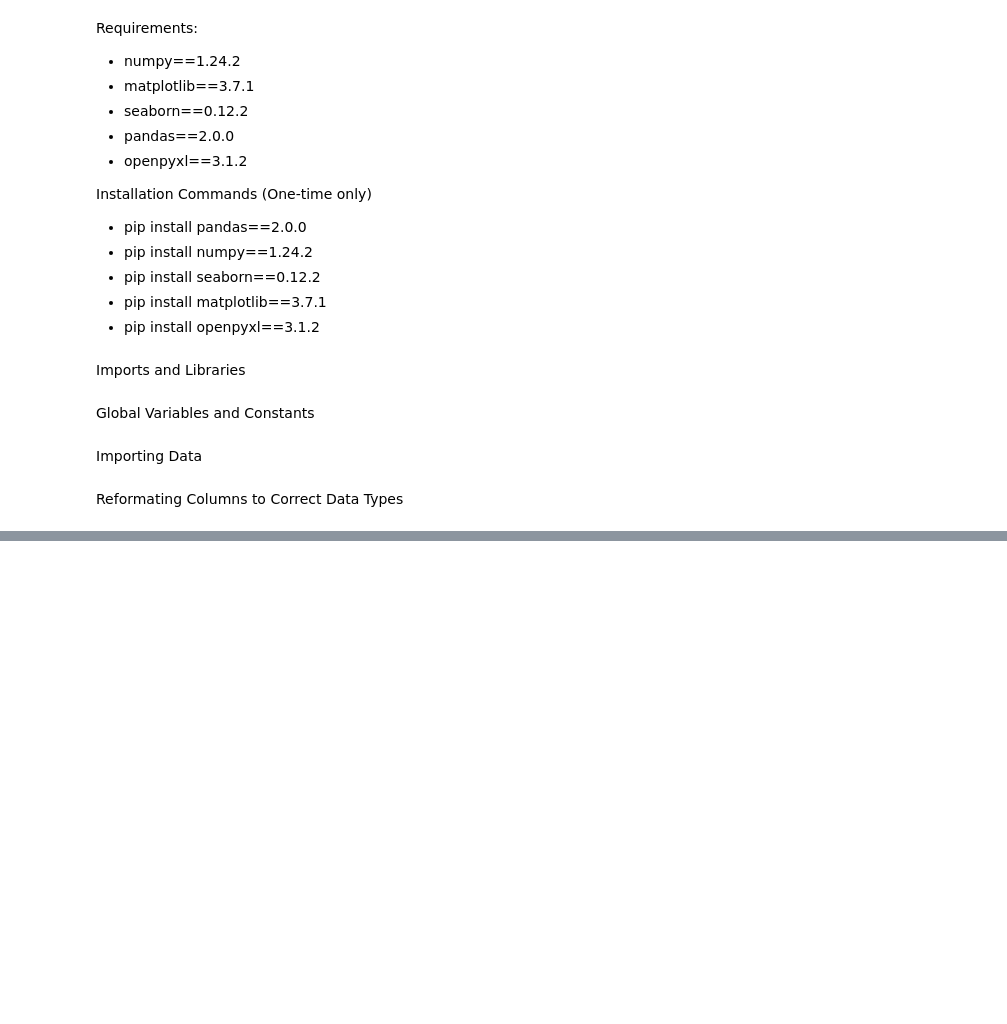
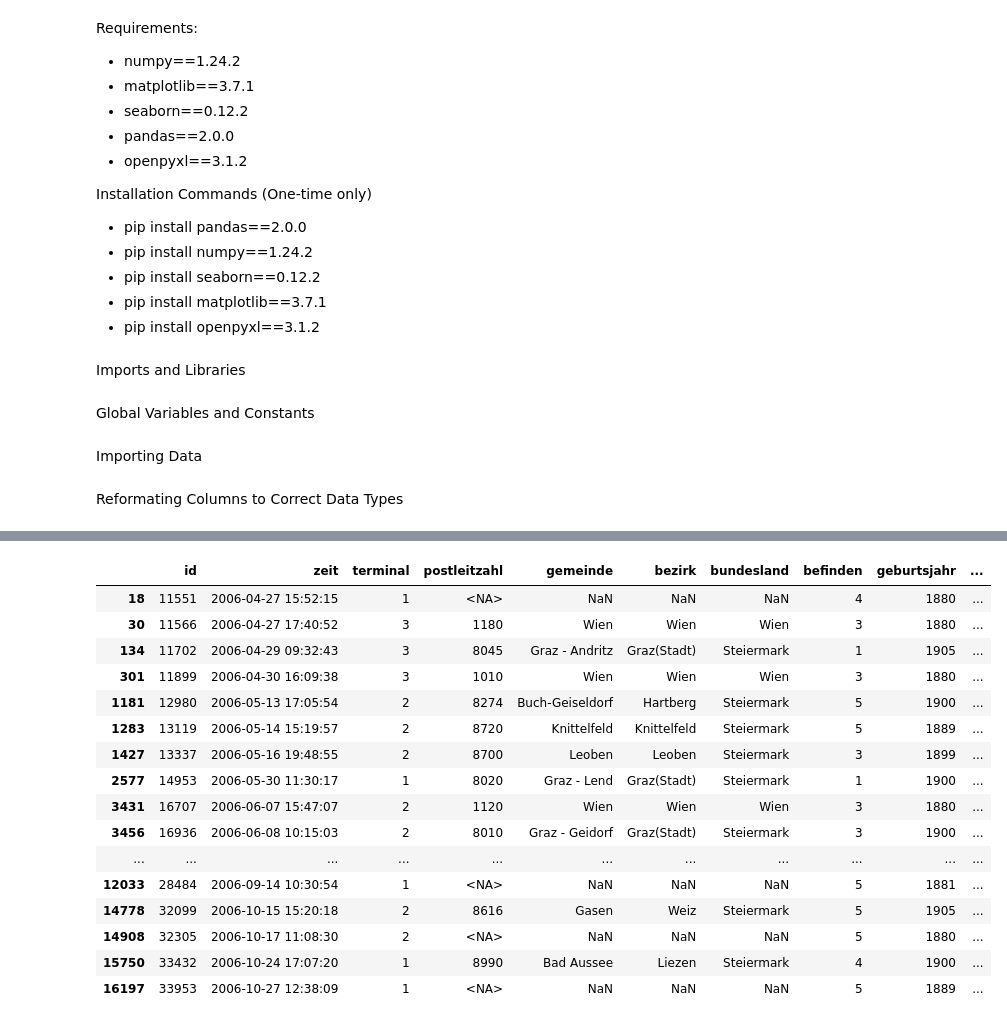
Before and after one commit to farrukh-ahmed/Case-Studies---Project-1, a Jupyter notebook: Notebooks/Project1-descriptive-data-analysis-2-Raafey.ipynb, the cells around one changed output, grey strips where cells are left out. Drawn from its saved outputs; the diff is of its cells as text; code cells hidden in the pictures; blank space fills up the shorter version.

```diff
--- a/Notebooks/Project1-descriptive-data-analysis-2-Raafey.ipynb
+++ b/Notebooks/Project1-descriptive-data-analysis-2-Raafey.ipynb
@@ -92,0 +136,20 @@ data_df.head()
+# %%
+data_df[data_df["age"] >= 100]
+# %% [output]
+|  | id | zeit | terminal | postleitzahl | gemeinde | bezirk | bundesland | befinden | geburtsjahr | ... |
+| 18 | 11551 | 2006-04-27 15:52:15 | 1 | <NA> | NaN | NaN | NaN | 4 | 1880 | ... |
+| 30 | 11566 | 2006-04-27 17:40:52 | 3 | 1180 | Wien | Wien | Wien | 3 | 1880 | ... |
+| 134 | 11702 | 2006-04-29 09:32:43 | 3 | 8045 | Graz - Andritz | Graz(Stadt) | Steiermark | 1 | 1905 | ... |
+| 301 | 11899 | 2006-04-30 16:09:38 | 3 | 1010 | Wien | Wien | Wien | 3 | 1880 | ... |
+| 1181 | 12980 | 2006-05-13 17:05:54 | 2 | 8274 | Buch-Geiseldorf | Hartberg | Steiermark | 5 | 1900 | ... |
+| 1283 | 13119 | 2006-05-14 15:19:57 | 2 | 8720 | Knittelfeld | Knittelfeld | Steiermark | 5 | 1889 | ... |
+| 1427 | 13337 | 2006-05-16 19:48:55 | 2 | 8700 | Leoben | Leoben | Steiermark | 3 | 1899 | ... |
+| 2577 | 14953 | 2006-05-30 11:30:17 | 1 | 8020 | Graz - Lend | Graz(Stadt) | Steiermark | 1 | 1900 | ... |
+| 3431 | 16707 | 2006-06-07 15:47:07 | 2 | 1120 | Wien | Wien | Wien | 3 | 1880 | ... |
+| 3456 | 16936 | 2006-06-08 10:15:03 | 2 | 8010 | Graz - Geidorf | Graz(Stadt) | Steiermark | 3 | 1900 | ... |
+| ... | ... | ... | ... | ... | ... | ... | ... | ... | ... | ... |
+| 12033 | 28484 | 2006-09-14 10:30:54 | 1 | <NA> | NaN | NaN | NaN | 5 | 1881 | ... |
+| 14778 | 32099 | 2006-10-15 15:20:18 | 2 | 8616 | Gasen | Weiz | Steiermark | 5 | 1905 | ... |
+| 14908 | 32305 | 2006-10-17 11:08:30 | 2 | <NA> | NaN | NaN | NaN | 5 | 1880 | ... |
+| 15750 | 33432 | 2006-10-24 17:07:20 | 1 | 8990 | Bad Aussee | Liezen | Steiermark | 4 | 1900 | ... |
+| 16197 | 33953 | 2006-10-27 12:38:09 | 1 | <NA> | NaN | NaN | NaN | 5 | 1889 | ... |
```
Also changed, not shown: parts of 18 cells of this notebook, 2 other files.
